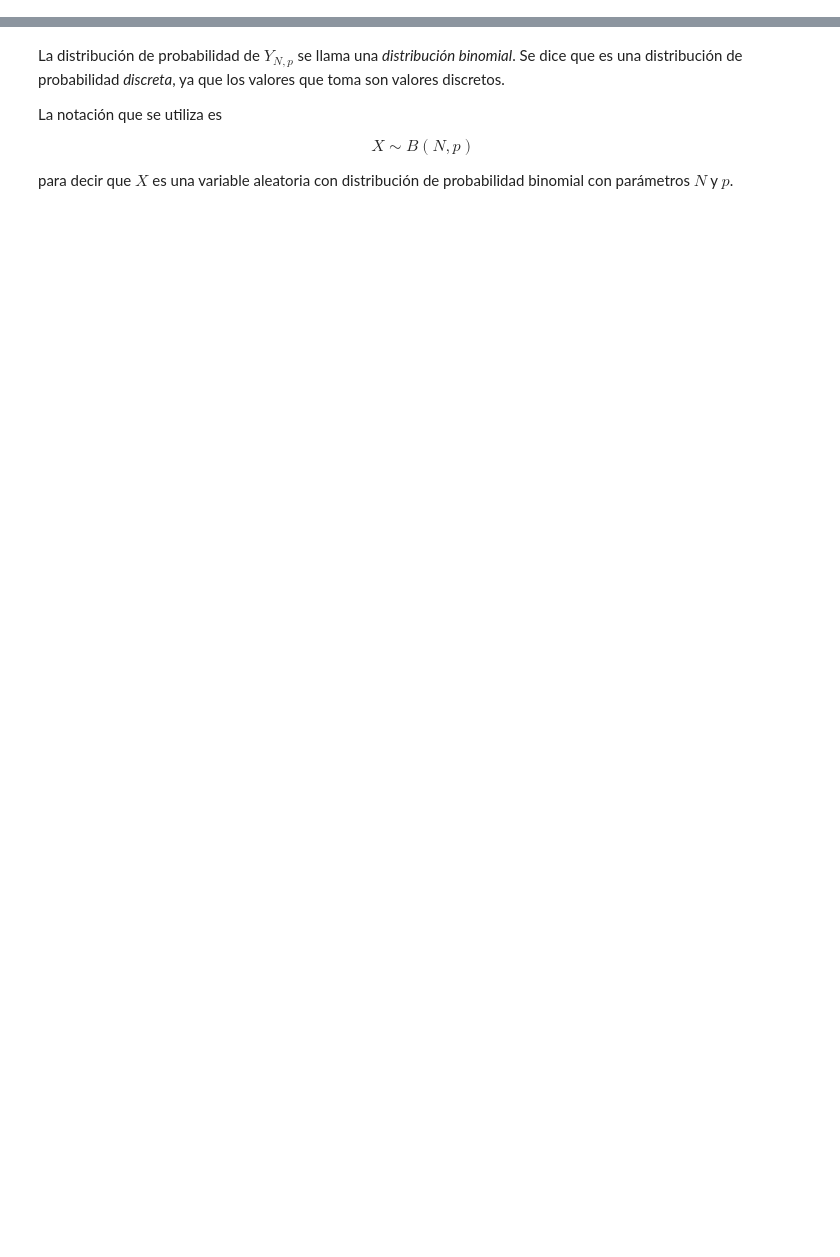
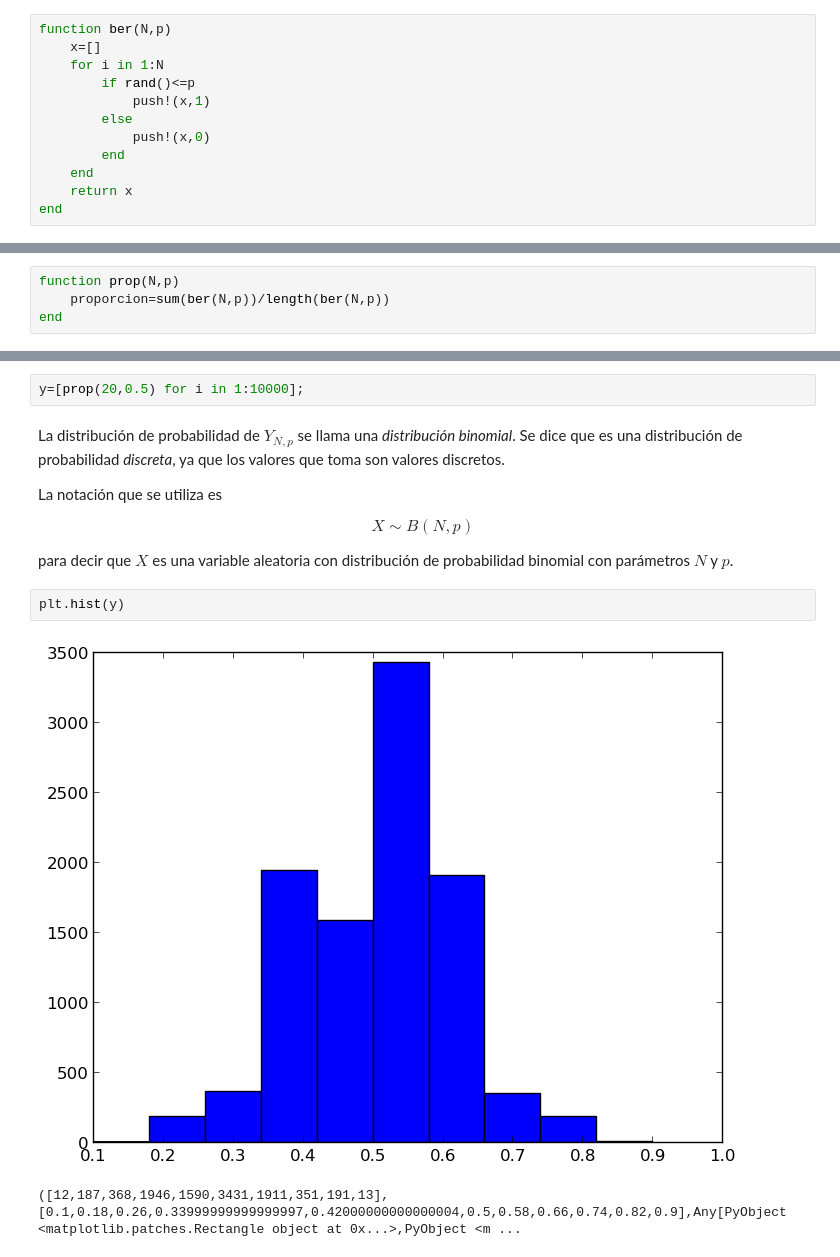
Before and after one commit to dpsanders/metodos-monte-carlo, a Jupyter notebook: notas/2. Distribuciones de probabilidad discretas.ipynb, the cells around one changed output, grey strips where cells are left out. Drawn from its saved outputs; the diff is of its cells as text; blank space fills up the shorter version.

```diff
--- a/notas/2. Distribuciones de probabilidad discretas.ipynb
+++ b/notas/2. Distribuciones de probabilidad discretas.ipynb
@@ -60,3 +139,15 @@ Investiguemos esta distribución. Para hacerlo, generalicemos a una secuencia de
 (c) Dibújalo y compáralo con el analítico.
 
 (d) ¿Qué pasa cuando $N$ es grande y $p$ es chico -- cómo se ve la distribución? ¿Esto se puede entender analíticamente?
+# %%
+function ber(N,p)
+    x=[]
+    for i in 1:N
+        if rand()<=p
+            push!(x,1)
+        else
+            push!(x,0)
+        end
+    end
+    return x
+end
@@ -62,0 +156,4 @@ Investiguemos esta distribución. Para hacerlo, generalicemos a una secuencia de
+# %%
+function prop(N,p)
+    proporcion=sum(ber(N,p))/length(ber(N,p))
+end
@@ -63,3 +162,5 @@ Investiguemos esta distribución. Para hacerlo, generalicemos a una secuencia de
+# %%
+y=[prop(20,0.5) for i in 1:10000];
 # %% [markdown]
 La distribución de probabilidad de $Y_{N,p}$ se llama una *distribución binomial*. Se dice que es una distribución de probabilidad *discreta*, ya que los valores que toma son valores discretos.
 
@@ -68,3 +169,8 @@ La notación que se utiliza es
 $$X \sim B(N,p)$$
 
 para decir que $X$ es una variable aleatoria con distribución de probabilidad binomial con parámetros $N$ y $p$.
+# %%
+plt.hist(y)
+# %% [output]
+[figure, added]
+([12,187,368,1946,1590,3431,1911,351,191,13],[0.1,0.18,0.26,0.33999999999999997,0.42000000000000004,0.5,0.58,0.66,0.74,0.82,0.9],Any[PyObject <matplotlib.patches.Rectangle object at 0x...>,PyObject <m ...
```
Also changed, not shown: parts of 13 cells of this notebook, 1 other file.
